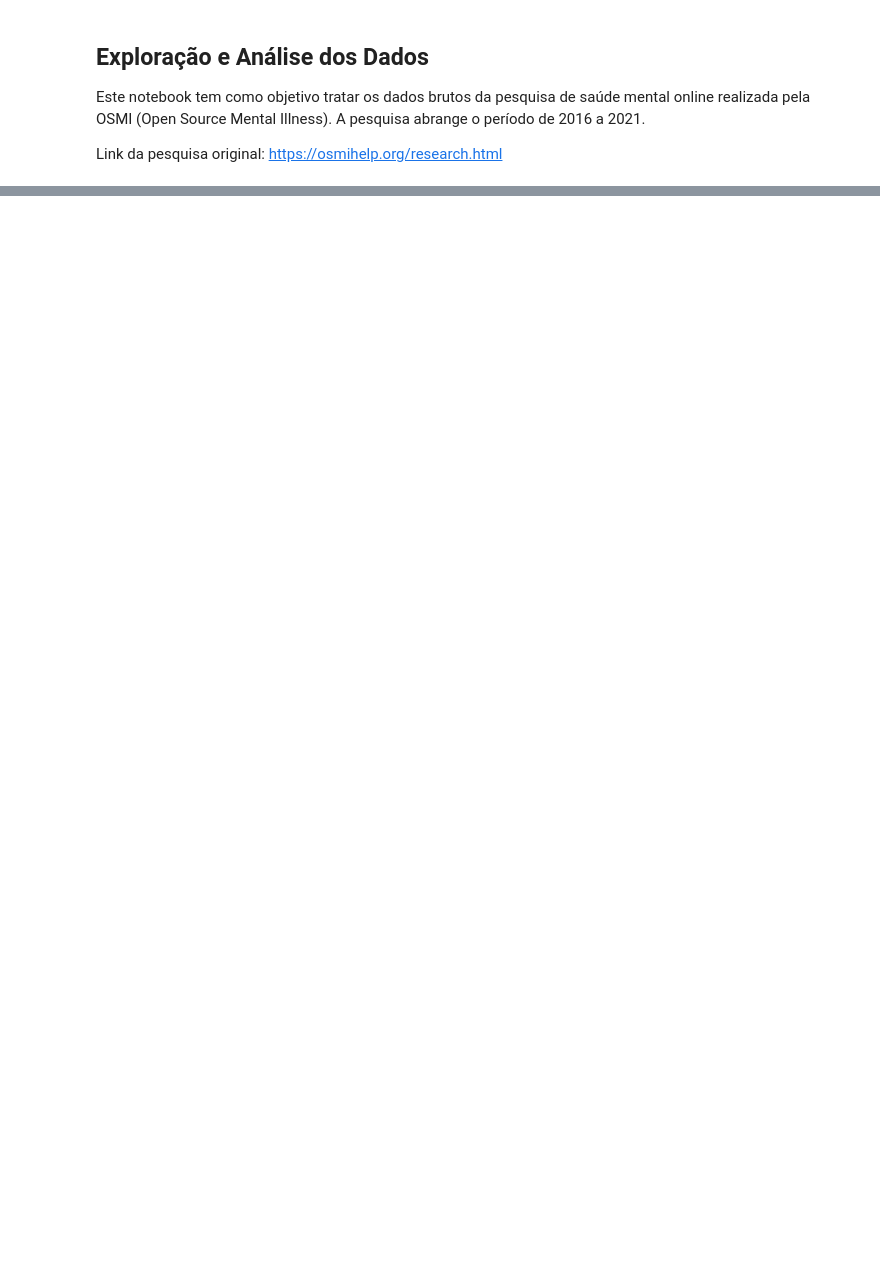
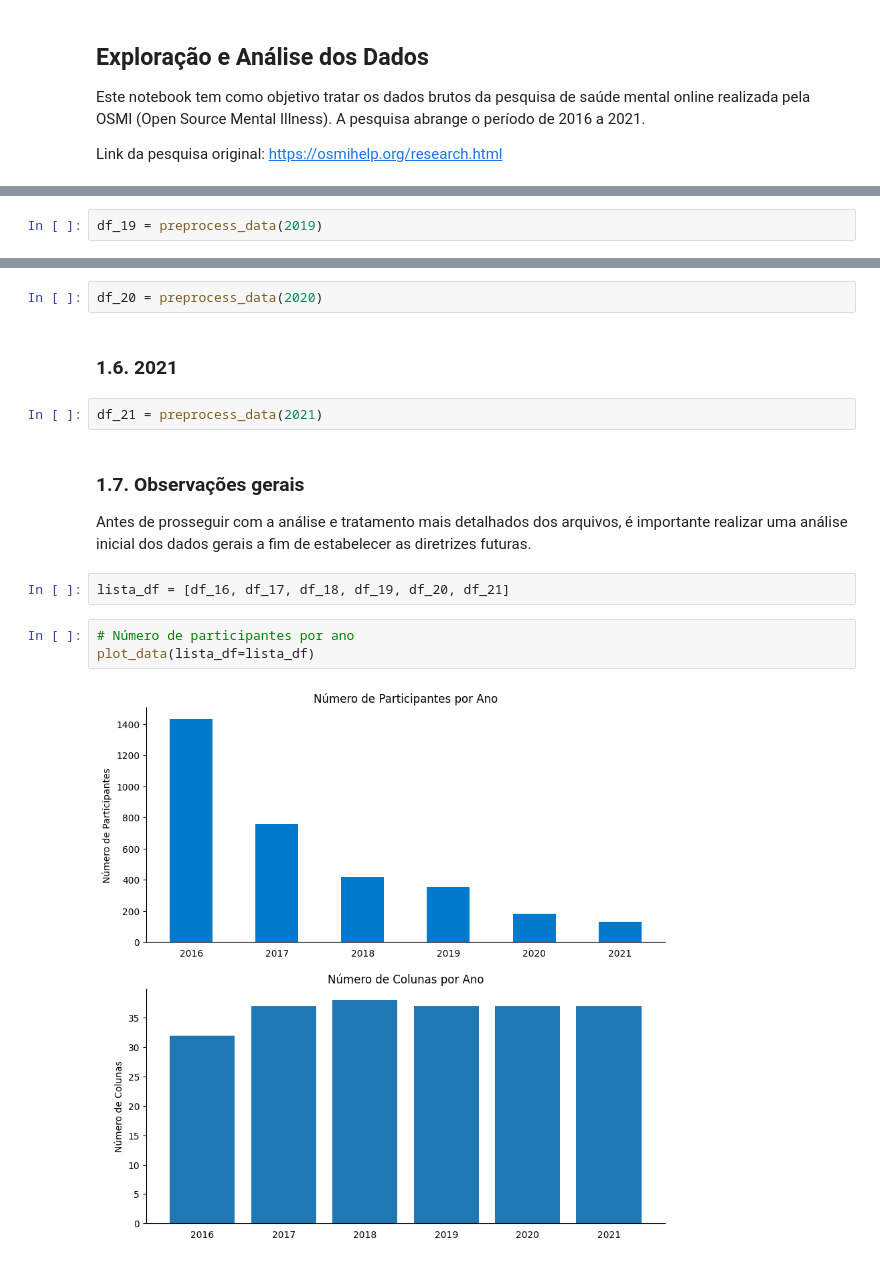
Before and after one commit to jessedatawiz/saude-mental-tech, a Jupyter notebook: smt_eda.ipynb, the cells around one changed output, grey strips where cells are left out. Saved outputs shown, nothing was run; the diff lists cells and outputs as text; blank space fills up the shorter version.

```diff
--- a/smt_eda.ipynb
+++ b/smt_eda.ipynb
@@ -194,0 +46,2 @@ Name: count, dtype: int64
+# %%
+df_19 = preprocess_data(2019)
@@ -194,0 +50,17 @@ Name: count, dtype: int64
+# %%
+df_20 = preprocess_data(2020)
+# %% [markdown]
+### 1.6. 2021
+# %%
+df_21 = preprocess_data(2021)
+# %% [markdown]
+### 1.7. Observações gerais
+
+Antes de prosseguir com a análise e tratamento mais detalhados dos arquivos, é importante realizar uma análise inicial dos dados gerais a fim de estabelecer as diretrizes futuras.
+# %%
+lista_df = [df_16, df_17, df_18, df_19, df_20, df_21]
+# %%
+# Número de participantes por ano
+plot_data(lista_df=lista_df)
+# %% [output]
+[figure, added]
```
Also changed, not shown: parts of 46 cells of this notebook, 31 other files.
